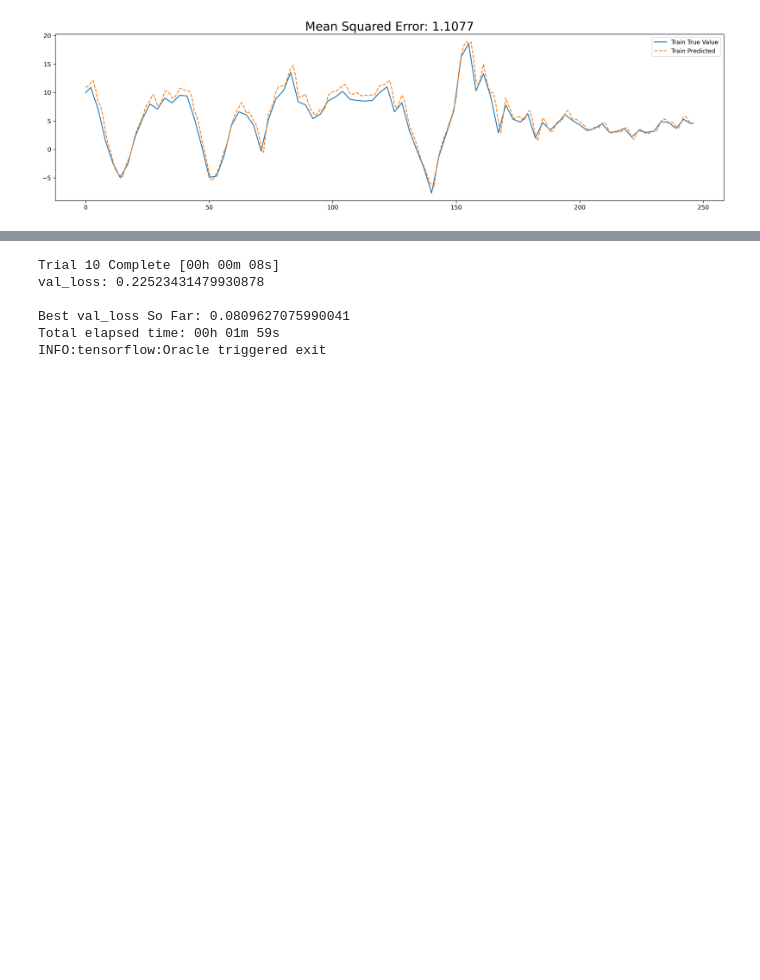
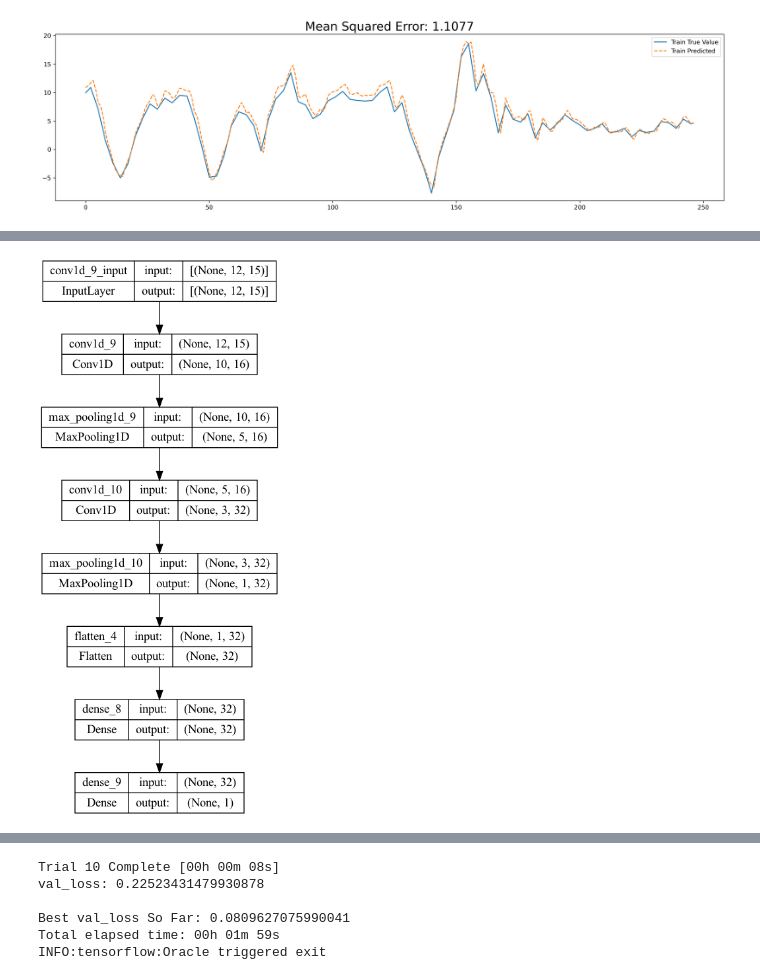
Before and after one commit to davzoku/nowcasting, a Jupyter notebook: CNN_GDP.ipynb, the cells around one changed output, grey strips where cells are left out. Saved outputs shown, nothing was run; the diff lists cells and outputs as text; code cells hidden in the pictures; blank space fills up the shorter version.

Commit message:
add deep 1d cnn

```diff
--- a/CNN_GDP.ipynb
+++ b/CNN_GDP.ipynb
@@ -86,3 +86,10 @@ print(X_test.shape,y_test.shape)
 # %% [output]
 (247, 6, 15) (247, 1)
 (62, 6, 15) (62, 1)
+# %%
+lookback = 12
+x2,y2 = convert2matrix(X,y,lookback)
+
+X_train2, X_test2, y_train2, y_test2 = train_test_split(x2, y2, test_size=0.2, shuffle=False)
+print(X_train2.shape,y_train2.shape)
+print(X_test2.shape,y_test2.shape)
@@ -245,0 +318,22 @@ model_baseline.model.save('./cnn_baseline.h5')
+# %%
+conv_filters = [16, 32, 64]
+kernel_size = 3
+dense_units =32
+
+# Set the random seed for TensorFlow
+tf.random.set_seed(42)
+
+# Set the random seed for numpy
+np.random.seed(42)
+
+model_deep = DeepCNNModel(conv_filters=conv_filters,
+                          kernel_size=kernel_size,
+                          dense_units=dense_units)
+early_stop = EarlyStopping(monitor='val_loss', patience=20, verbose=1)
+history_deep = model_deep.fit(X_train2, y_train2,
+                             epochs=400,
+                             batch_size=10,
+                             validation_split=0.1,
+                             verbose=1,
+                             shuffle=False,
+                             callbacks=[early_stop])
@@ -245,0 +360,5 @@ model_baseline.model.save('./cnn_baseline.h5')
+# %%
+img_file = "./cnn_baseline_deep.png"
+tf.keras.utils.plot_model(model_deep.model, to_file=img_file, show_shapes=True, show_layer_names=True)
+# %% [output]
+[figure, added]
```
Also changed, not shown: parts of 9 cells of this notebook, 1 other file.
